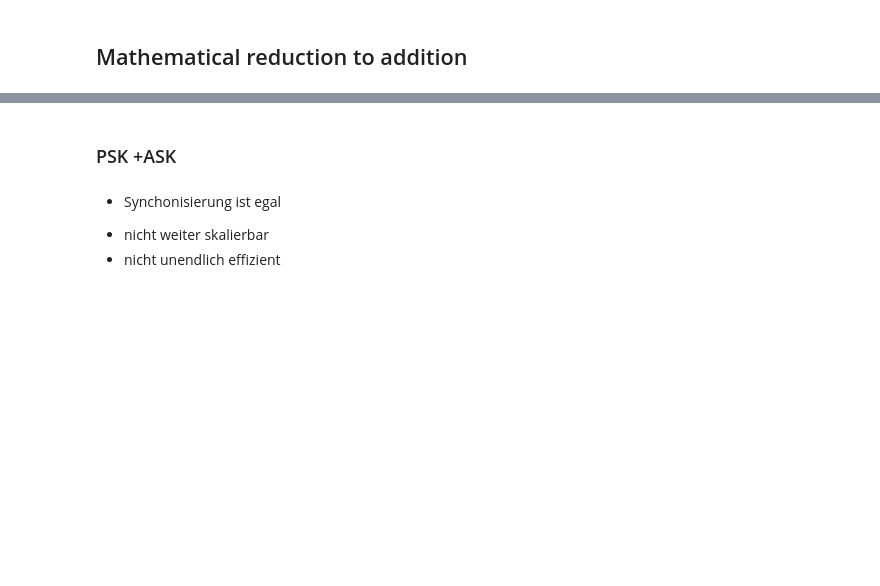
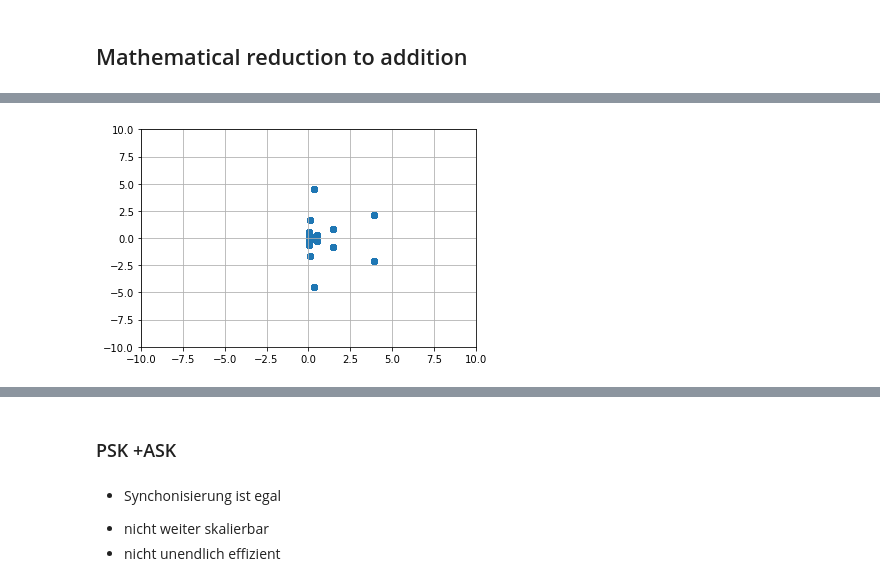
Before and after one commit to frozenhairdryer/Multiple_NOMA, a Jupyter notebook: format_ideas.ipynb, the cells around one changed output, grey strips where cells are left out. Saved outputs shown, nothing was run; the diff lists cells and outputs as text; code cells hidden in the pictures; blank space fills up the shorter version.

```diff
--- a/format_ideas.ipynb
+++ b/format_ideas.ipynb
@@ -41,0 +70,15 @@ plt.scatter(np.real(A*B4),np.imag(A*B4),color='orange')
+# %%
+ar2=1
+ai2=1
+Cr2=2*rng.integers(0,2,1000)-1
+Ci2=2*rng.integers(0,2,1000)-1
+
+Mg=np.exp(ar2*Cr2+1j*ai2*Ci2)
+
+Mall=Mg*Mlog
+plt.scatter(np.real(Mall),np.imag(Mall))
+plt.xlim(-10,10)
+plt.ylim(-10,10)
+plt.grid()
+# %% [output]
+[figure, added]
```
Also changed, not shown: parts of 20 cells of this notebook.
